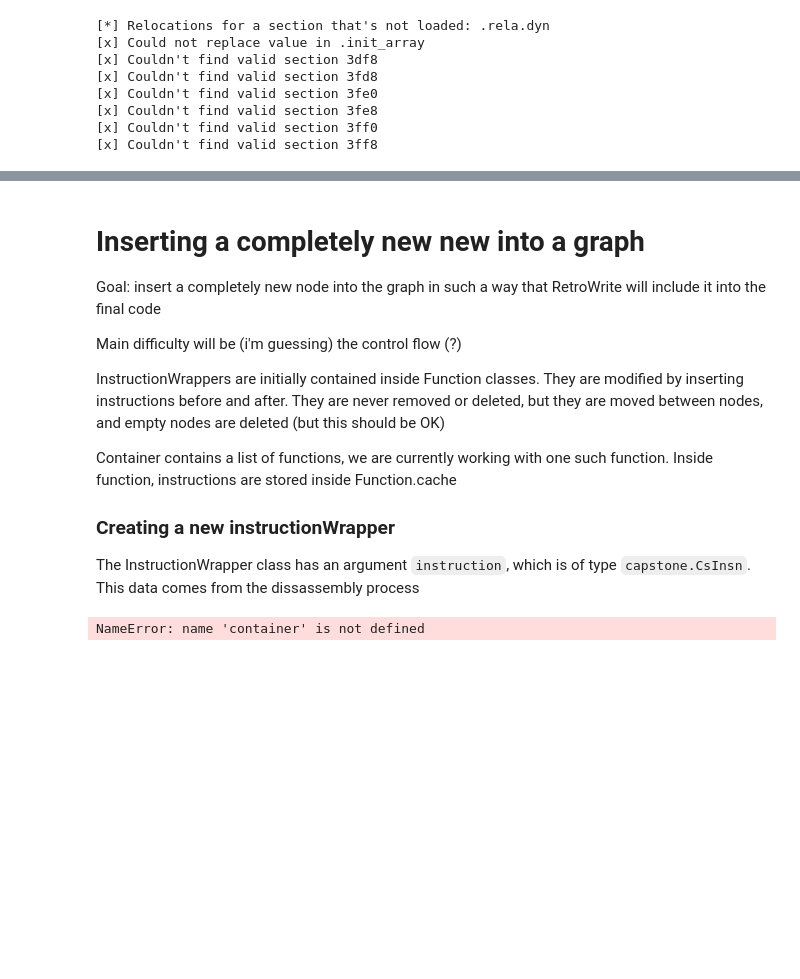
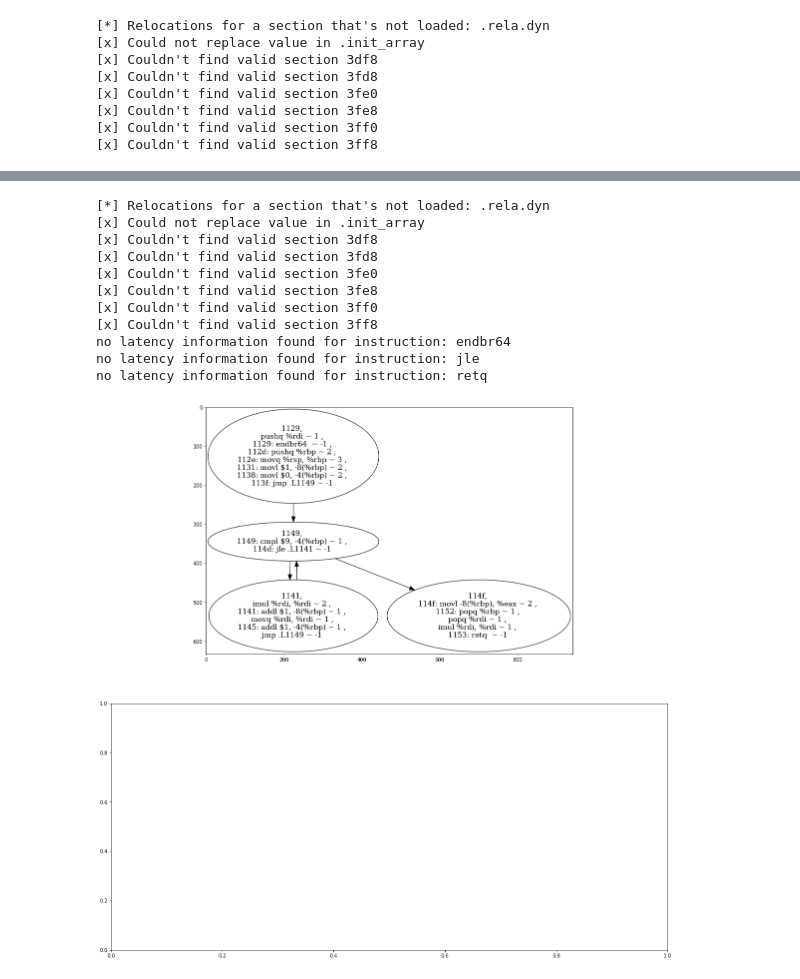
Before and after one commit to DBGilles/NemesisRetroWrite, a Jupyter notebook: retrowrite/rwtools/nemesis/samples_notebooks/4.0-simple_loop.ipynb, the cells around one changed output, grey strips where cells are left out. Drawn from its saved outputs; the diff is of its cells as text; code cells hidden in the pictures; blank space fills up the shorter version.

Commit message:
balancing mosty finished -- pushing before cleaning up code

```diff
--- a/retrowrite/rwtools/nemesis/samples_notebooks/4.0-simple_loop.ipynb
+++ b/retrowrite/rwtools/nemesis/samples_notebooks/4.0-simple_loop.ipynb
@@ -178,27 +43,45 @@ rw.outfile
-# %% [markdown]
-# Inserting a completely new new into a graph
-Goal: insert a completely new node into the graph in such a way that RetroWrite will include it into the final code
-
-Main difficulty will be (i'm guessing) the control flow  (?)
-
-InstructionWrappers are initially contained inside Function classes. They are modified by inserting instructions before and after. They are never removed or deleted, but they are moved between nodes, and empty nodes are deleted (but this should be OK)
-
-Container contains a list of functions, we are currently working with one such function.
-Inside function, instructions are stored inside Function.cache
-
-
-### Creating a new instructionWrapper
-The InstructionWrapper class has an argument `instruction`, which is of type `capstone.CsInsn`.
-This data comes from the dissassembly process
-# %%
-target_fn = None
-for _, fn in container.functions.items():
-    if fn.name == "main":
-        target_fn = fn
-
-function_cache = target_fn.cache
-
-for wrapper in function_cache:
-    print(str(wrapper))
-# %% [output]
-NameError: name 'container' is not defined
+# %%
+from rwtools.nemesis.nemesistool import NemesisInstrument
+figs, axs = plt.subplots(2, figsize=(20,20))
+
+
+binary = os.path.abspath("./simple_loop/simple_loop")
+outputfile = "./simple_loop.s"
+
+nemesis = NemesisInstrument(binary, outputfile)
+
+nemesis.cfg.unwind_graph()
+nemesis.cfg.insert_nodes()
+
+axs[0].imshow(nemesis.render_cfg())
+
+
+
+nodes = [nemesis.cfg.get_node(x) for x in ['1141', '114f']]
+
+nemesis.cfg.restore_cycles()
+nemesis._align_nodes(nodes)
+
+axs[0].imshow(nemesis.render_cfg())
+
+# target_node = nemesis.cfg.get_node('1149')
+
+
+# nemesis.instrument(target_node)
+
+# axs[1].imshow(nemesis.render_cfg())
+
+nemesis.dump()
+# %% [output]
+[*] Relocations for a section that's not loaded: .rela.dyn
+[x] Could not replace value in .init_array
+[x] Couldn't find valid section 3df8
+[x] Couldn't find valid section 3fd8
+[x] Couldn't find valid section 3fe0
+[x] Couldn't find valid section 3fe8
+[x] Couldn't find valid section 3ff0
+[x] Couldn't find valid section 3ff8
+no latency information found for instruction: endbr64
+no latency information found for instruction: jle
+no latency information found for instruction: retq
+[figure, added]
```
Also changed, not shown: parts of 5 cells of this notebook, 26 other files.
